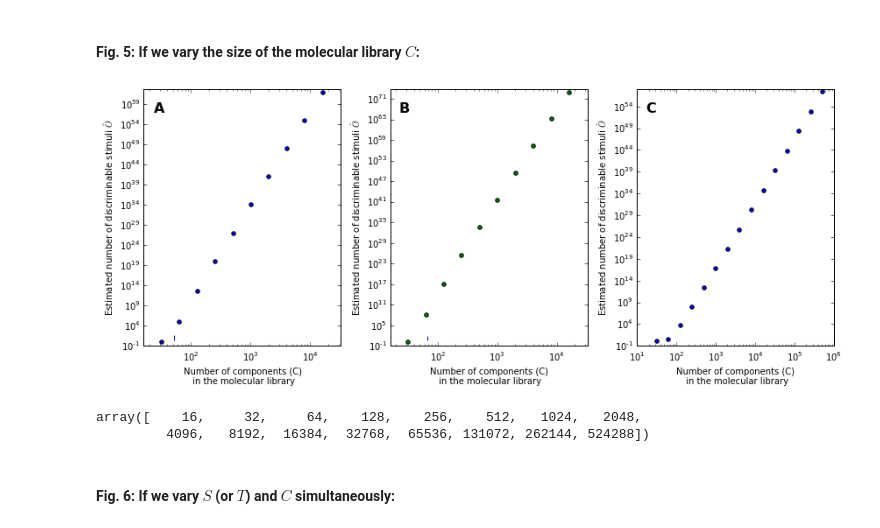
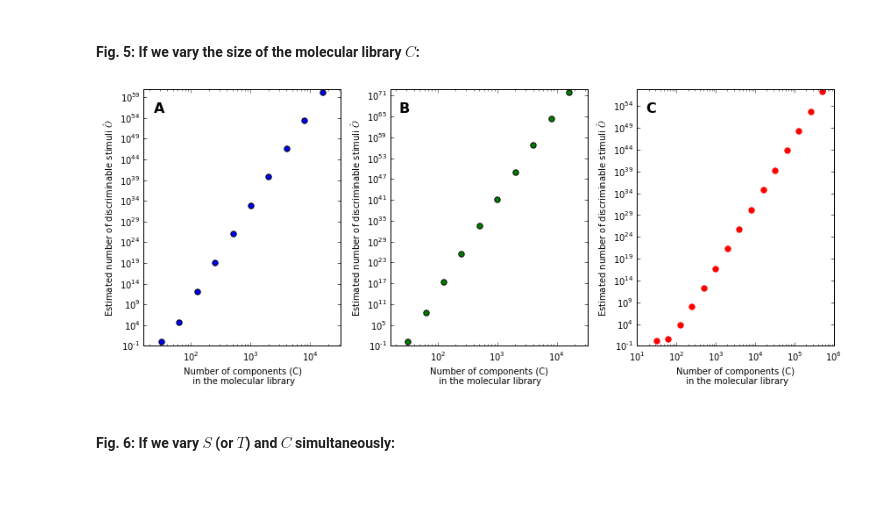
Before and after one commit to rgerkin/trillion, a Jupyter notebook: arxiv.ipynb, the cells around one changed output. Saved outputs shown, nothing was run; the diff lists cells and outputs as text; code cells hidden in the pictures; blank space fills up the shorter version.

```diff
--- a/arxiv.ipynb
+++ b/arxiv.ipynb
@@ -111,39 +112,34 @@ plt.subplots_adjust(wspace=0.4)
 # %%
 # By subjects; data in 'C_a':
 ax_a = plt.subplot(1,3,1)
 C_a = [trillion.num_odors_vs_C(r,fig='a')]
 
 # By mixtures; data in 'C_b':
 ax_b = plt.subplot(1,3,2)
 C_b = [trillion.num_odors_vs_C(r,fig='b')]
 
 ax_c = plt.subplot(1,3,3)
 c_list = 2**np.arange(5,20)
 o_list = [trillion.disc(30,_,30) for _ in c_list]
-plt.scatter(c_list,o_list)
+plt.scatter(c_list,o_list,color='r',s=40)
 plt.xscale('log')
 plt.yscale('log')
 plt.xlabel("Number of components (C) \n in the molecular library")
 plt.ylabel(r'Estimated number of discriminable stimuli $\hat{O}$')
 
 # Formatting.
 ax_a.text(0.05, 0.95, 'A', transform=ax_a.transAxes,
       fontsize=16, fontweight='bold', va='top')
 ax_b.text(0.05, 0.95, 'B', transform=ax_b.transAxes,
       fontsize=16, fontweight='bold', va='top')
 ax_c.text(0.05, 0.95, 'C', transform=ax_c.transAxes,
       fontsize=16, fontweight='bold', va='top')
 fig = plt.gcf()
 fig.set_size_inches(12,5)
 plt.tight_layout()
 #plt.subplots_adjust(wspace=0.4)
 # %% [output]
-[figure, old version]
+[figure, new version]
-# %%
-c_list
-# %% [output]
-array([    16,     32,     64,    128,    256,    512,   1024,   2048,
-         4096,   8192,  16384,  32768,  65536, 131072, 262144, 524288])
 # %% [markdown]
 #### Fig. 6: If we vary $S$ (or $T$) and $C$ simultaneously:
 # %%
```
Also changed, not shown: parts of 10 cells of this notebook, 1 other file.
